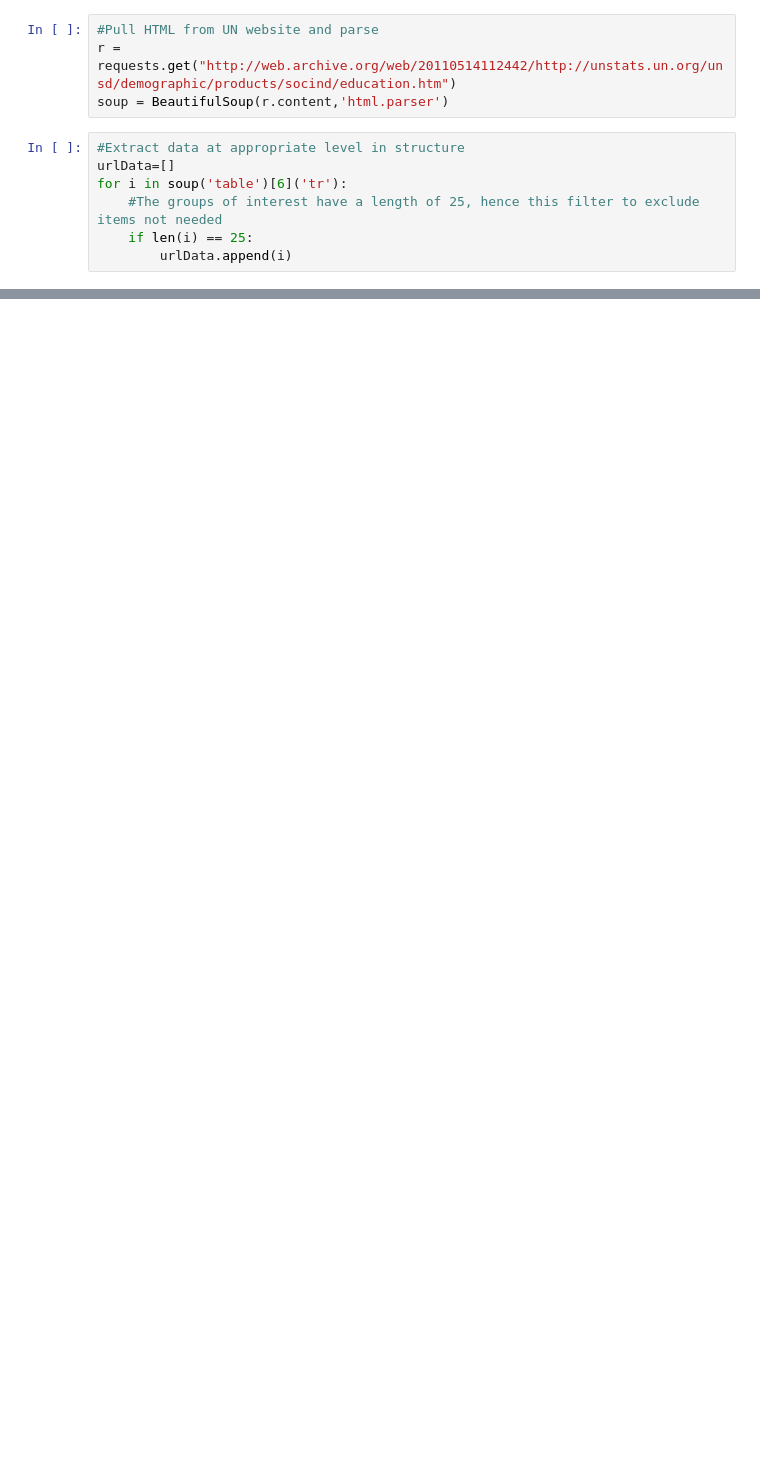
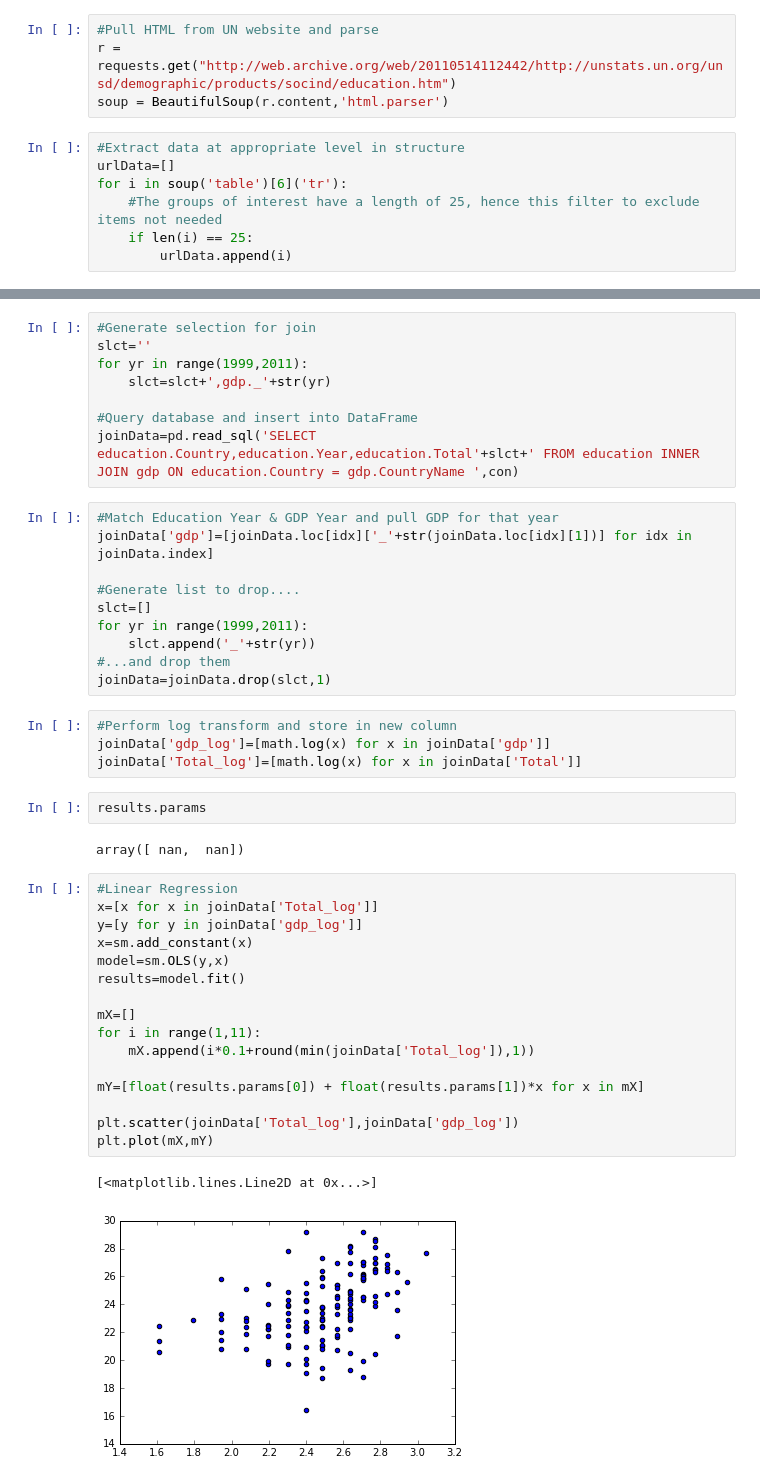
Before and after one commit to silkaitis/WealthEducation, a Jupyter notebook: EducationWealth.ipynb, the cells around one changed output, grey strips where cells are left out. Saved outputs shown, nothing was run; the diff lists cells and outputs as text; blank space fills up the shorter version.

Commit message:
Joined Data for Analysis

```diff
--- a/EducationWealth.ipynb
+++ b/EducationWealth.ipynb
@@ -82,3 +105,48 @@ moneyData.to_sql('gdp',con,flavor='sqlite')
 #Push tableData DataFrame into the database
 cur.execute('DROP TABLE IF EXISTS education;')
 tableData.to_sql('education',con,flavor='sqlite')
+# %%
+#Generate selection for join
+slct=''
+for yr in range(1999,2011):
+    slct=slct+',gdp._'+str(yr)
+
+#Query database and insert into DataFrame
+joinData=pd.read_sql('SELECT education.Country,education.Year,education.Total'+slct+' FROM education INNER JOIN gdp ON education.Country = gdp.CountryName ',con)
+# %%
+#Match Education Year & GDP Year and pull GDP for that year
+joinData['gdp']=[joinData.loc[idx]['_'+str(joinData.loc[idx][1])] for idx in joinData.index]
+
+#Generate list to drop....
+slct=[]
+for yr in range(1999,2011):
+    slct.append('_'+str(yr))
+#...and drop them
+joinData=joinData.drop(slct,1)
+# %%
+#Perform log transform and store in new column
+joinData['gdp_log']=[math.log(x) for x in joinData['gdp']]
+joinData['Total_log']=[math.log(x) for x in joinData['Total']]
+# %%
+results.params
+# %% [output]
+array([ nan,  nan])
+# %%
+#Linear Regression
+x=[x for x in joinData['Total_log']]
+y=[y for y in joinData['gdp_log']]
+x=sm.add_constant(x)
+model=sm.OLS(y,x)
+results=model.fit()
+
+mX=[]
+for i in range(1,11):
+    mX.append(i*0.1+round(min(joinData['Total_log']),1))
+
+mY=[float(results.params[0]) + float(results.params[1])*x for x in mX]
+
+plt.scatter(joinData['Total_log'],joinData['gdp_log'])
+plt.plot(mX,mY)
+# %% [output]
+[<matplotlib.lines.Line2D at 0x...>]
+[figure, added]
```
Also changed, not shown: parts of 4 cells of this notebook.
